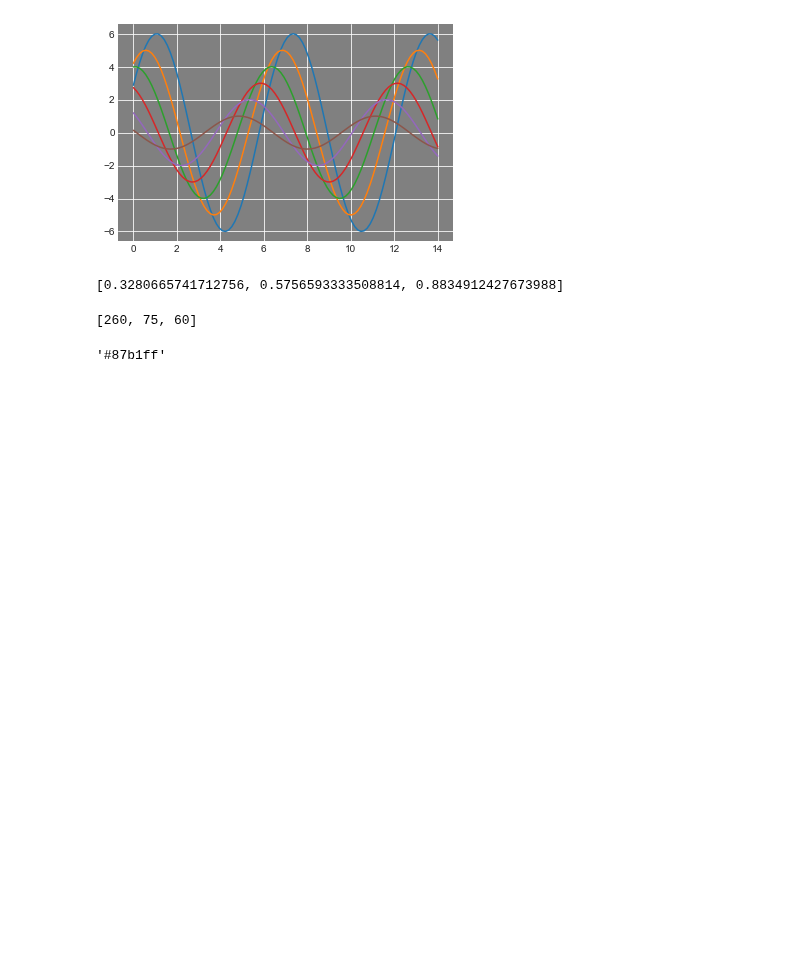
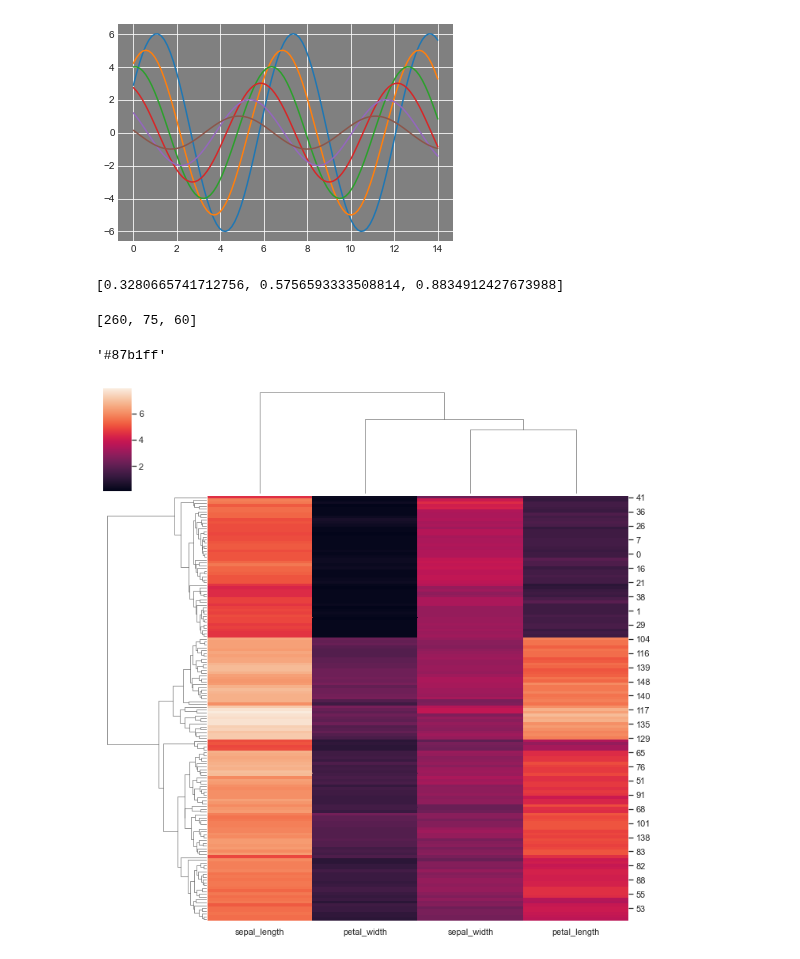
Before and after one commit to ShujiaHuang/geneview, a Jupyter notebook: docs/tutorial/aesthetics.ipynb, the cells around one changed output. Saved outputs shown, nothing was run; the diff lists cells and outputs as text; code cells hidden in the pictures; blank space fills up the shorter version.

```diff
--- a/docs/tutorial/aesthetics.ipynb
+++ b/docs/tutorial/aesthetics.ipynb
@@ -117,3 +118,10 @@ gv.palette._palettes._ColorPalette((260, 75, 60))
 '#%02x%02x%02x' % (135,177,255)
 # %% [output]
 '#87b1ff'
+# %%
+sns.set(color_codes=True)
+iris = sns.load_dataset("iris")
+species = iris.pop("species")
+g = sns.clustermap(iris)
+# %% [output]
+[figure, added]
```
Also changed, not shown: parts of 11 cells of this notebook.
